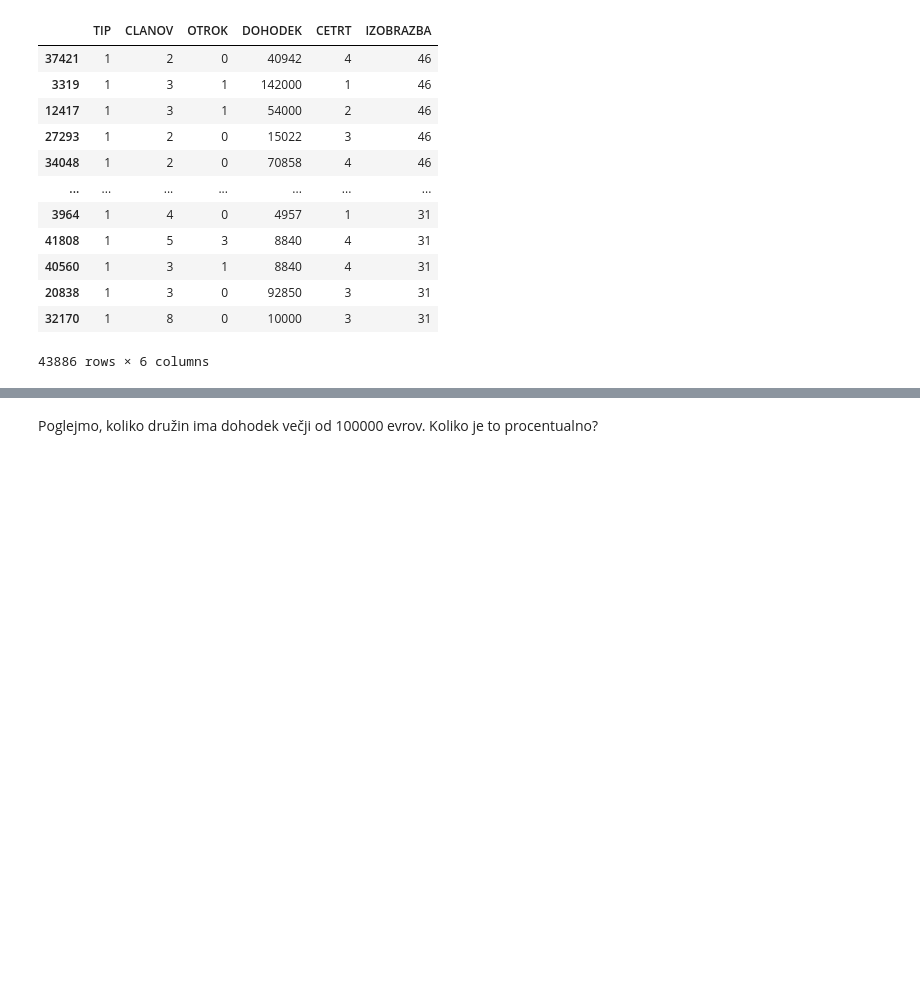
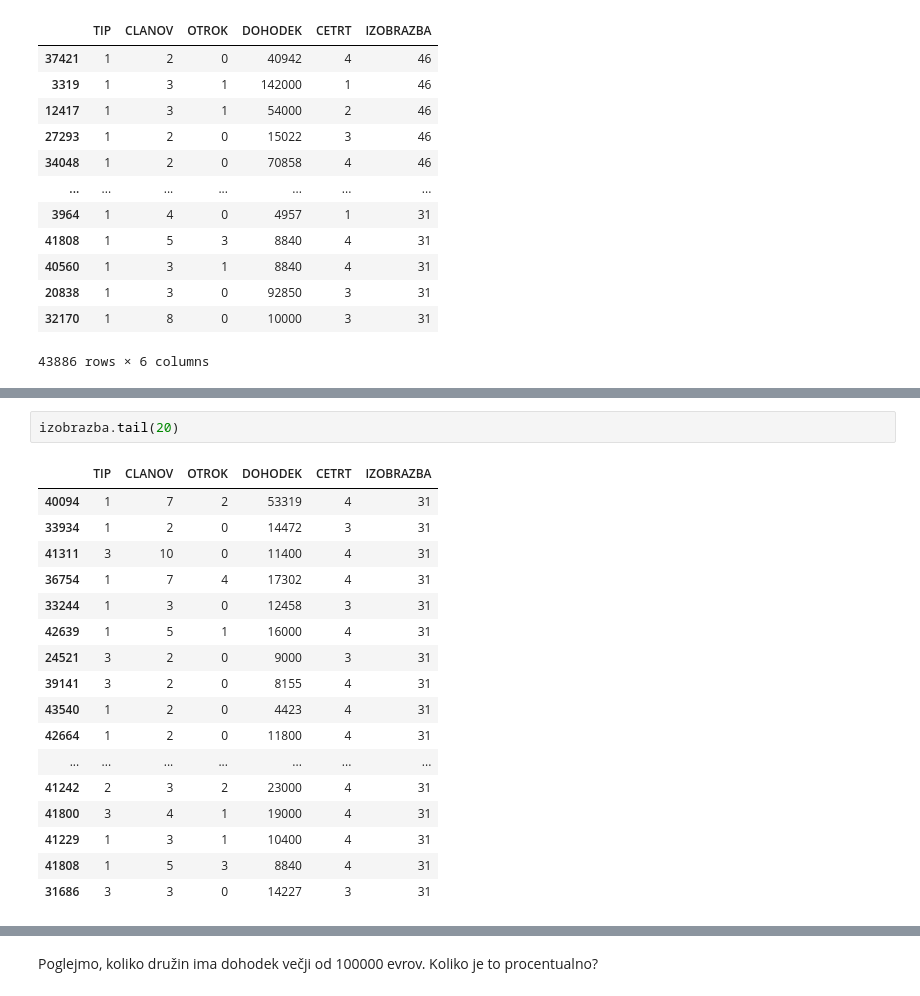
Before and after one commit to MartinZust123/Analysis-of-data-about-Kibergrad, a Jupyter notebook: Priloge/Kibergrad.ipynb, the cells around one changed output, grey strips where cells are left out. Cells and saved outputs as stored; diff of their text form; blank space fills up the shorter version.

```diff
--- a/Priloge/Kibergrad.ipynb
+++ b/Priloge/Kibergrad.ipynb
@@ -73,0 +120,20 @@ df.head(30)
+# %%
+izobrazba.tail(20)
+# %% [output]
+|  | TIP | CLANOV | OTROK | DOHODEK | CETRT | IZOBRAZBA |
+| 40094 | 1 | 7 | 2 | 53319 | 4 | 31 |
+| 33934 | 1 | 2 | 0 | 14472 | 3 | 31 |
+| 41311 | 3 | 10 | 0 | 11400 | 4 | 31 |
+| 36754 | 1 | 7 | 4 | 17302 | 4 | 31 |
+| 33244 | 1 | 3 | 0 | 12458 | 3 | 31 |
+| 42639 | 1 | 5 | 1 | 16000 | 4 | 31 |
+| 24521 | 3 | 2 | 0 | 9000 | 3 | 31 |
+| 39141 | 3 | 2 | 0 | 8155 | 4 | 31 |
+| 43540 | 1 | 2 | 0 | 4423 | 4 | 31 |
+| 42664 | 1 | 2 | 0 | 11800 | 4 | 31 |
+| ... | ... | ... | ... | ... | ... | ... |
+| 41242 | 2 | 3 | 2 | 23000 | 4 | 31 |
+| 41800 | 3 | 4 | 1 | 19000 | 4 | 31 |
+| 41229 | 1 | 3 | 1 | 10400 | 4 | 31 |
+| 41808 | 1 | 5 | 3 | 8840 | 4 | 31 |
+| 31686 | 3 | 3 | 0 | 14227 | 3 | 31 |
```
Also changed, not shown: parts of 9 cells of this notebook.
